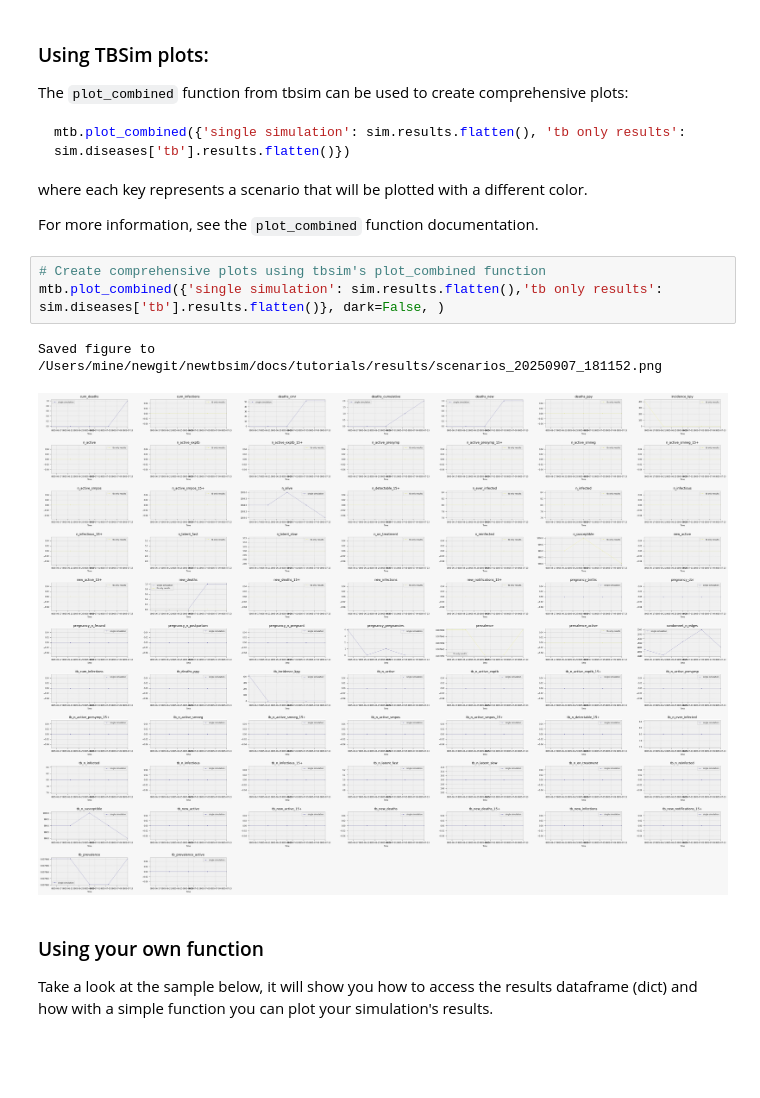
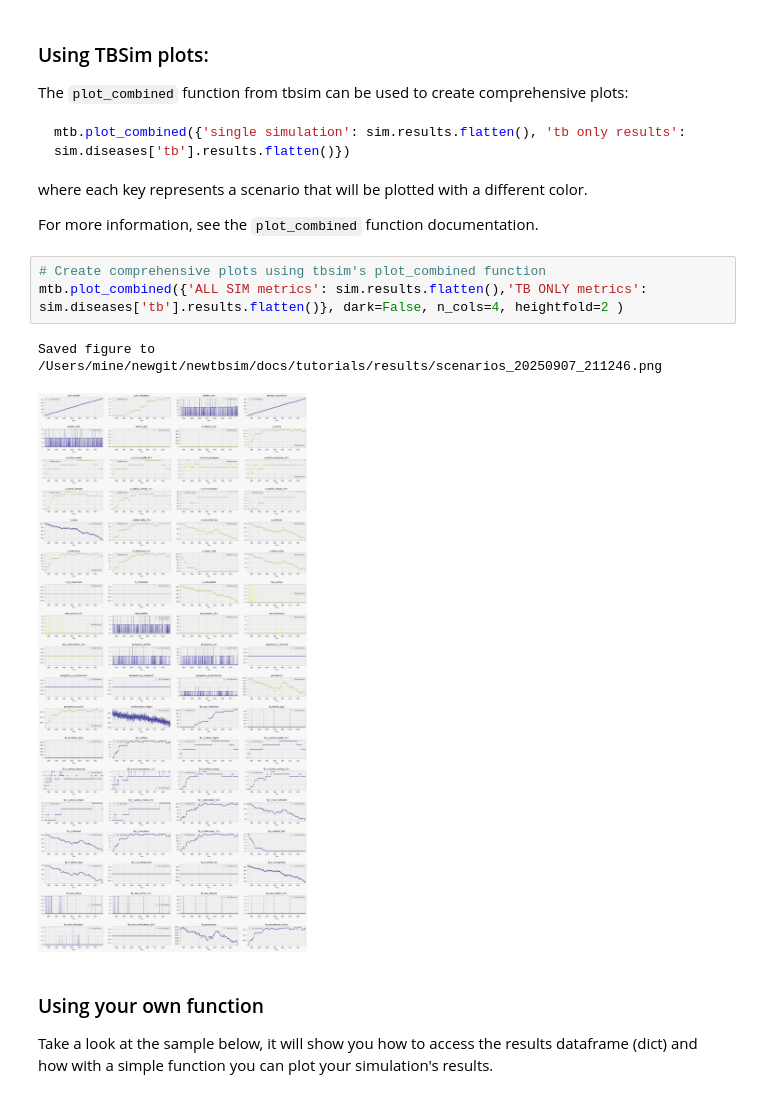
Before and after one commit to starsimhub/tbsim, a Jupyter notebook: docs/tutorials/tuberculosis_sim.ipynb, the cells around one changed output. Cells and saved outputs as stored; diff of their text form; blank space fills up the shorter version.

```diff
--- a/docs/tutorials/tuberculosis_sim.ipynb
+++ b/docs/tutorials/tuberculosis_sim.ipynb
@@ -202,10 +202,10 @@ where each key represents a scenario that will be plotted with a different color
 For more information, see the `plot_combined` function documentation.
 # %%
 # Create comprehensive plots using tbsim's plot_combined function
-mtb.plot_combined({'single simulation': sim.results.flatten(),'tb only results': sim.diseases['tb'].results.flatten()}, dark=False, )
+mtb.plot_combined({'ALL SIM metrics': sim.results.flatten(),'TB ONLY metrics': sim.diseases['tb'].results.flatten()}, dark=False, n_cols=4, heightfold=2 )
 # %% [output]
-Saved figure to /Users/mine/newgit/newtbsim/docs/tutorials/results/scenarios_20250907_181152.png
+Saved figure to /Users/mine/newgit/newtbsim/docs/tutorials/results/scenarios_20250907_211246.png
-[figure, old version]
+[figure, new version]
 # %% [markdown]
 ### Using your own function
 
```
Also changed, not shown: parts of 4 cells of this notebook, 1 other file.
